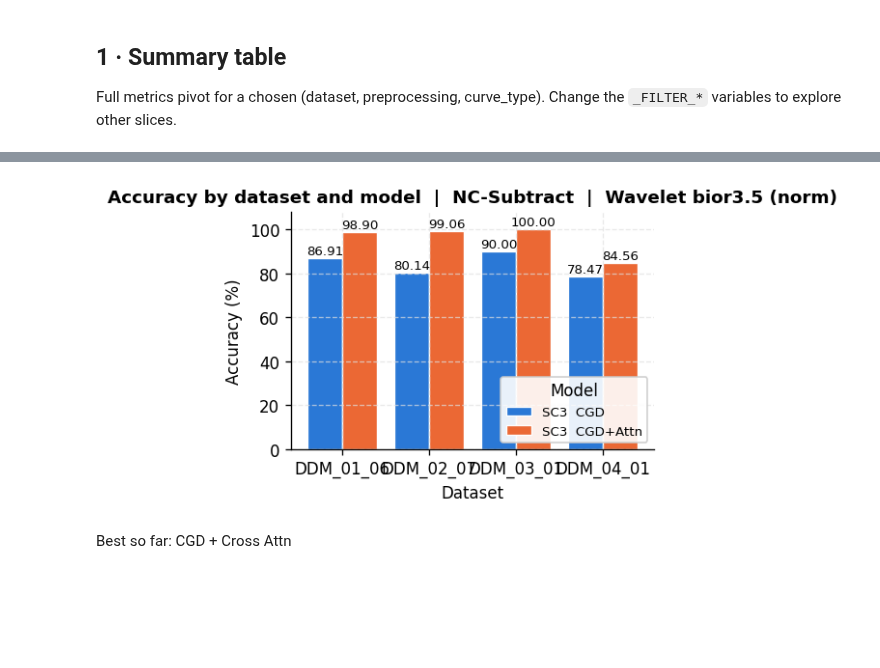
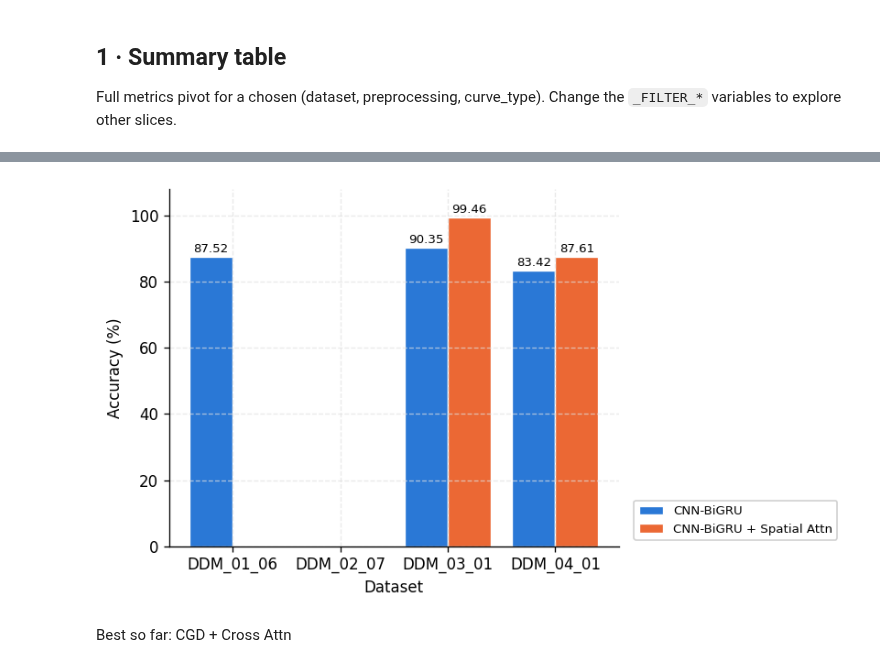
Before and after one commit to kautsarg/POC_DDM, a Jupyter notebook: gk_code/main/notebooks/result_comparison.ipynb, the cells around one changed output, grey strips where cells are left out. Drawn from its saved outputs; the diff is of its cells as text; code cells hidden in the pictures; blank space fills up the shorter version.

```diff
--- a/gk_code/main/notebooks/result_comparison.ipynb
+++ b/gk_code/main/notebooks/result_comparison.ipynb
@@ -132,7 +132,7 @@ FAMILIES = [
             # 'ccgd_arch_poc_st'
             ]
 # SC_LEVELS = [0, 1, 2, 3]
-SC_LEVELS = [0, 3]
+SC_LEVELS = [0]
 
 # model key used as the joblib lookup suffix: y_preds_AC_<key>_
 MODEL_KEY = {
@@ -179,10 +179,10 @@ CURVE_JLIB = {
     # 'avg_norm':     'Ori Curves Avg Norm',
     # 'wavelet':      'Ori Curves Wavelet Sym8',
     # 'wavelet_norm': 'Ori Curves Wavelet Sym8 Norm',
-    'bior35':       'Ori Curves Wavelet Bior35',
-    'bior35_norm':  'Ori Curves Wavelet Bior35 Norm',
-    # 'sgp4':         'Ori Curves Sg P4',
-    # 'sgp4_norm':    'Ori Curves Sg P4 Norm',
+    # 'bior35':       'Ori Curves Wavelet Bior35',
+    # 'bior35_norm':  'Ori Curves Wavelet Bior35 Norm',
+    'sgp4':         'Ori Curves Sg P4',
+    'sgp4_norm':    'Ori Curves Sg P4 Norm',
 }
 
 TARGET_FOLDERS = list_folders(PREP_DIRS['nc_subtract'])[-4:]
@@ -194,9 +194,9 @@ DATASET_NAMES = [short_name(f) for f in TARGET_FOLDERS]
 
 # ── Labels ────────────────────────────────────────────────────────────────────
 FAMILY_LABELS = {
-    'cnn_gru_dual':              'CGD',
-    'cnn_gru_dual_cosine_recon': 'CGD+Cos',
-    'cnn_gru_dual_attn_recon':   'CGD+Attn',
+    'cnn_gru_dual':              'CNN-BiGRU',
+    'cnn_gru_dual_cosine_recon': 'CNN-BiGRU + Cosine Recon',
+    'cnn_gru_dual_attn_recon':   'CNN-BiGRU + Spatial Attn',
     'ccgd_arch_poc_st':          'CCGD-ST',
 }
 SC_LABELS   = {0: 'SC0', 1: 'SC1', 2: 'SC2', 3: 'SC3'}
@@ -238,6 +238,11 @@ MODEL_ROW_LABEL = {
     for sc in SC_LEVELS for fam in FAMILIES
 }
 
+MODEL_ROW_LABEL_NO_SC = {
+    MODEL_KEY[(fam, sc)]: f'{FAMILY_LABELS[fam]}'
+    for sc in SC_LEVELS for fam in FAMILIES
+}
+
 print(f"{len(MODELS)} models defined.")
 print("  " + "\n  ".join(MODELS))
 # %% [output]
@@ -536,7 +541,7 @@ def plot_accuracy_by_model(df, models, prep='nc_subtract', curve='ori', figsize=
         offset = (mi - (n_models - 1) / 2) * bar_w
         ax.bar(x + offset, np.nan_to_num(ys, nan=0), width=bar_w,
                color=palette[mi % len(palette)],
-               label=MODEL_ROW_LABEL.get(model, model),
+               label=MODEL_ROW_LABEL_NO_SC.get(model, model),
                edgecolor='white', linewidth=0.8)
         for xi, yi in zip(x + offset, ys):
             if not np.isnan(yi):
@@ -547,9 +552,9 @@ def plot_accuracy_by_model(df, models, prep='nc_subtract', curve='ori', figsize=
     ax.set_xlabel('Dataset')
     ax.set_ylabel('Accuracy (%)')
     ax.set_ylim(0, 108)
-    ax.legend(title='Model', fontsize=8, loc='lower right', framealpha=0.9)
-    ax.set_title(f'Accuracy by dataset and model  |  {PREP_LABELS[prep]}  |  {CURVE_LABELS[curve]}',
-                 fontsize=11, fontweight='bold')
+    ax.legend(fontsize=8, loc='lower right', framealpha=0.9, bbox_to_anchor=(1.5,0))
+    # ax.set_title(f'Accuracy by dataset and model  |  {PREP_LABELS[prep]}  |  {CURVE_LABELS[curve]}',
+                #  fontsize=11, fontweight='bold')
     fig.tight_layout()
     plt.show()
 # %%
@@ -565,7 +565,7 @@ plot_accuracy_by_model(df, ['cnn_gru_dual', 'cnn_gru_dual_supcon3', 'cnn_gru_dua
 # %%
-plot_accuracy_by_model(df, ['cnn_gru_dual_supcon3', 'cnn_gru_dual_attn_recon_supcon3'], curve='bior35_norm', figsize=(4, 3))
+plot_accuracy_by_model(df, ['cnn_gru_dual', 'cnn_gru_dual_attn_recon'], curve='sgp4_norm', figsize=(8, 4))
 # %% [output]
-[figure, old version]
+[figure, new version]
 # %% [markdown]
 Best so far: CGD + Cross Attn
 # %% [markdown]
```
Also changed, not shown: parts of 11 cells of this notebook, 10 other files.
